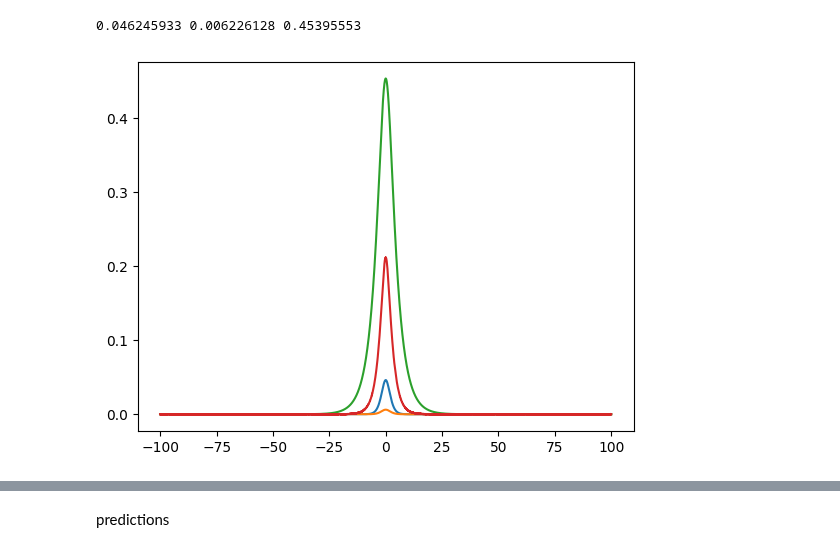
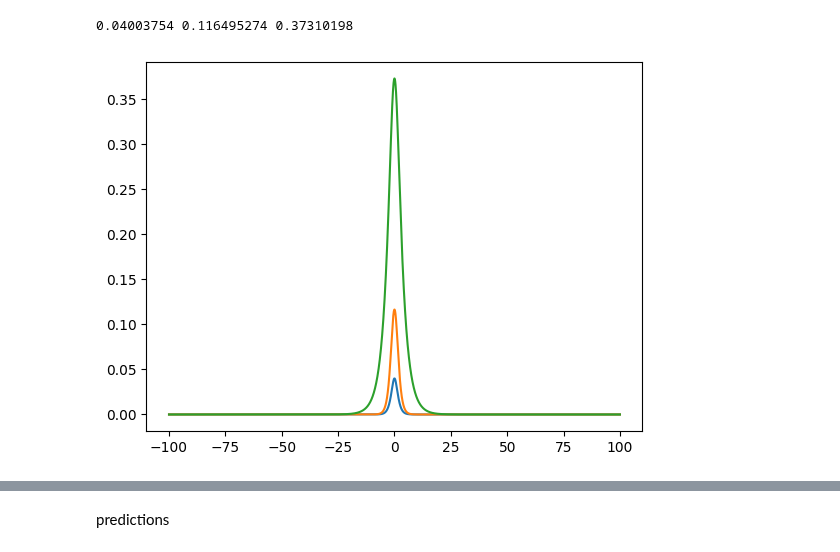
Before and after one commit to zhaoz0314/random-EI, a Jupyter notebook: pseudospatial/predictions.ipynb, the cells around one changed output, grey strips where cells are left out. Drawn from its saved outputs; the diff is of its cells as text; code cells hidden in the pictures.

```diff
--- a/pseudospatial/predictions.ipynb
+++ b/pseudospatial/predictions.ipynb
@@ -591,7 +567,7 @@ def prediction_s_fct(all_cov_s, rescaled_relative_lag_s, window_len_s, part_n_s,
 # force_s_fct(jnp.array([[0]]), [jnp.array([0]),jnp.array([0])], [4, 4], [0,0], [0,0],
 #                 num_fct_domain = jnp.array([-5, 5]), num_fct_resolution = 30)
 # model=[[4, 4], [0.6,0], [0.6,0.44916737]]
-model=[[4, 4], [1.2,0], [0.68635076, 0.55195326]]
+model=[[2, 2], [1.2,0], [-0.23202214, 2.1697962]]
 foo=stable_potential_fct(*model)
 bar=m_acov_fct(foo[0:2])
 plt.plot(*bar[0][0:2])
@@ -622,16 +599,15 @@ plt.plot(allcovs[0][0][0],allcovs[0][1][3])
 # %%
-plt.plot(allcovs[0][0][0], jnp.einsum("ii->i",allcovs[1][1][0])*500)
+plt.plot(allcovs[0][0][0], jnp.einsum("ii->i",allcovs[1][1][0]))
 plt.plot(allcovs[0][0][0], jnp.einsum("ii->i",allcovs[1][1][1][0]))
 # plt.plot(allcovs[0][0][0], jnp.einsum("ii->i",allcovs[1][1][1][-1]))
 plt.plot(allcovs[0][0][0], jnp.einsum("ii->i",allcovs[1][1][2][0]))
 # plt.plot(allcovs[0][0][0], jnp.einsum("ii->i",allcovs[1][1][2][-1]))
 
-plt.plot(allcovs[0][1][0], allcovs[0][1][2])
-print(jnp.max(jnp.einsum("ii->i",allcovs[1][1][0])*500),
+print(jnp.max(jnp.einsum("ii->i",allcovs[1][1][0])),
       jnp.max(jnp.einsum("ii->i",allcovs[1][1][1][0])),
       jnp.max(jnp.einsum("ii->i",allcovs[1][1][2][0])))
 # %% [output]
-0.046245933 0.006226128 0.45395553
+0.04003754 0.116495274 0.37310198
-[figure, old version]
+[figure, new version]
 # %%
 rescaled_relative_lag_s = jnp.arange(30) / 30 * 4
```
Also changed, not shown: parts of 5 cells of this notebook, 1 other file.
